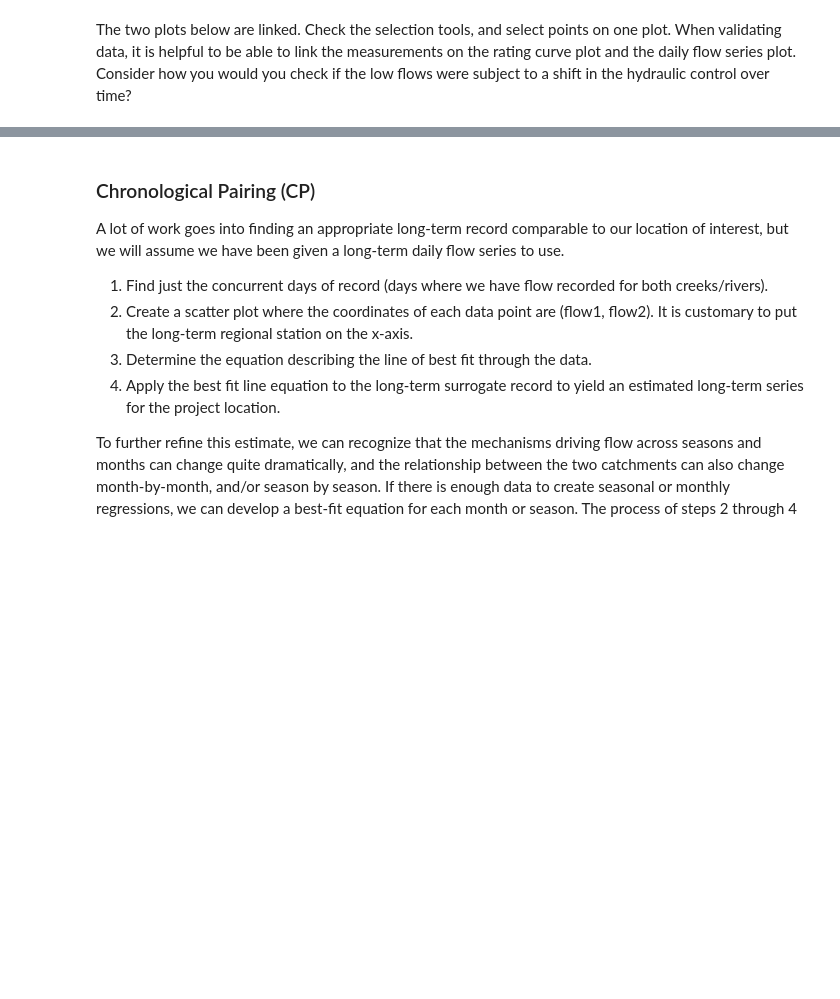
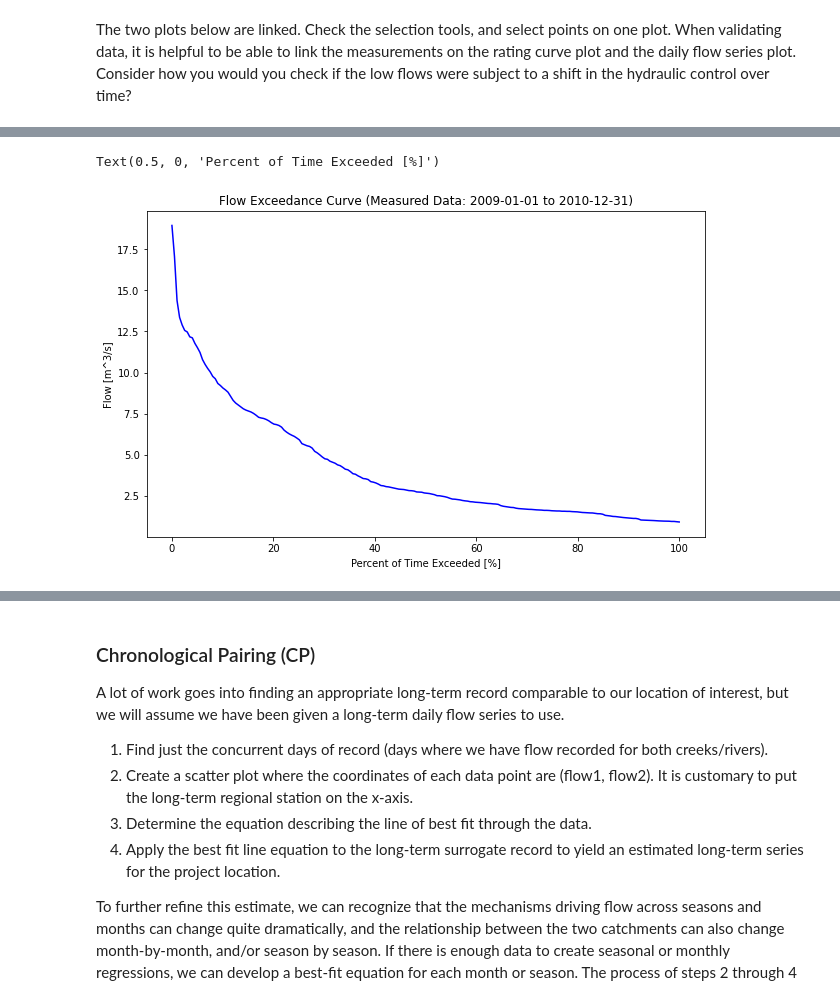
Before and after one commit to dankovacek/Engineering_Hydrology_Notebooks, a Jupyter notebook: _sources/notebooks/Notebook_3/Notebook_3.ipynb, the cells around one changed output, grey strips where cells are left out. Saved outputs shown, nothing was run; the diff lists cells and outputs as text; code cells hidden in the pictures; blank space fills up the shorter version.

```diff
--- a/_sources/notebooks/Notebook_3/Notebook_3.ipynb
+++ b/_sources/notebooks/Notebook_3/Notebook_3.ipynb
@@ -177,0 +218,15 @@ show(layout)
+# %%
+fig, ax = plt.subplots(figsize=(10,6))
+
+pct_exceeded = np.linspace(0, 100, 200)
+flow_quantiles = np.percentile(site_df['RC Q (cms)'].dropna(), pct_exceeded)
+
+start_date, end_date = site_df.index[0], site_df.index[-1]
+
+ax.plot(pct_exceeded[::-1], flow_quantiles, 'b-')
+ax.set_title(f'Flow Exceedance Curve (Measured Data: {start_date:%Y-%m-%d} to {end_date:%Y-%m-%d})')
+ax.set_ylabel('Flow [m^3/s]')
+ax.set_xlabel('Percent of Time Exceeded [%]')
+# %% [output]
+Text(0.5, 0, 'Percent of Time Exceeded [%]')
+[figure, added]
```
Also changed, not shown: parts of 73 cells of this notebook, 19 other files.
